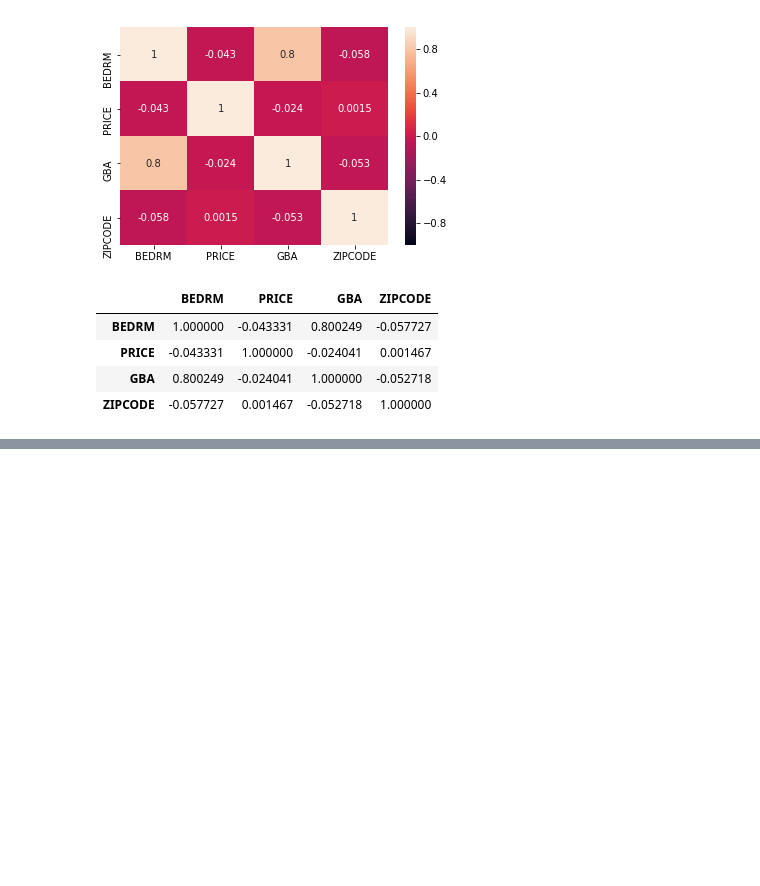
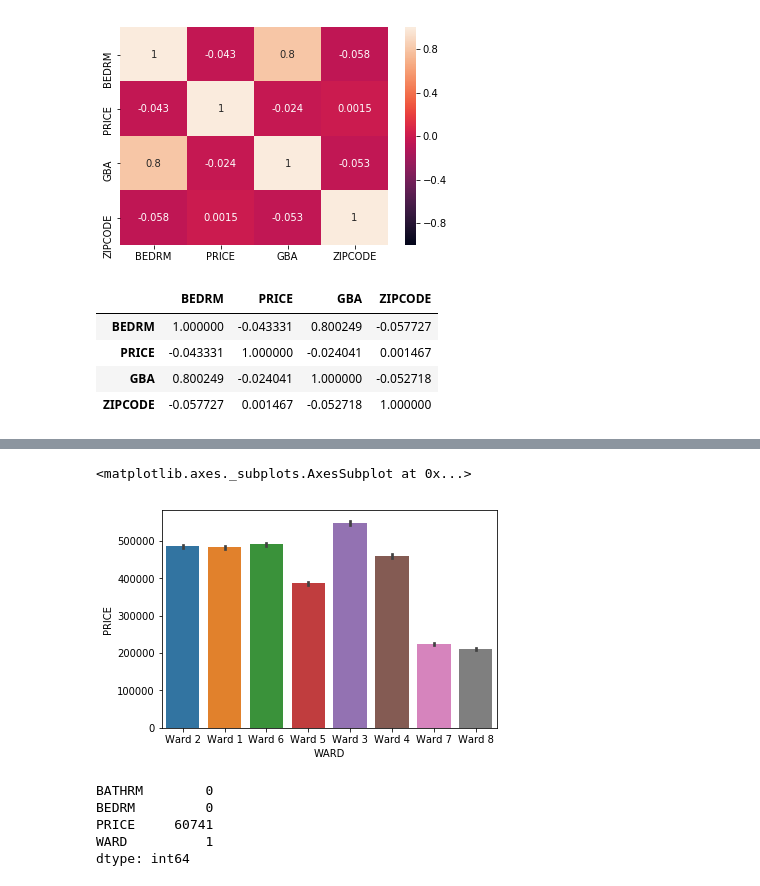
Before and after one commit to rossive/Project-1, a Jupyter notebook: Project 2-DC updated .ipynb, the cells around one changed output, grey strips where cells are left out. Cells and saved outputs as stored; diff of their text form; code cells hidden in the pictures; blank space fills up the shorter version.

```diff
--- a/Project 2-DC updated .ipynb
+++ b/Project 2-DC updated .ipynb
@@ -318,0 +408,12 @@ stats_df.corr()
+# %%
+q1 = dcf['PRICE'].quantile(.25)
+q3 = dcf['PRICE'].quantile(.75)
+iqr = q3-q1
+toprange = q3 + iqr * 1.5
+botrange = q1 - iqr * 1.5
+
+copydf = dcf.copy()
+copydf = copydf.drop(copydf[copydf['PRICE'] > toprange].index)
+copydf = copydf.drop(copydf[copydf['PRICE'] < botrange].index)
+
+copydf.head()
@@ -318,0 +427,13 @@ stats_df.corr()
+# %%
+sns.barplot('WARD', 'PRICE', data=copydf)
+# %% [output]
+<matplotlib.axes._subplots.AxesSubplot at 0x...>
+[figure, added]
+# %%
+copydf.isnull().sum()
+# %% [output]
+BATHRM        0
+BEDRM         0
+PRICE     60741
+WARD          1
+dtype: int64
```
Also changed, not shown: parts of 54 cells of this notebook.
